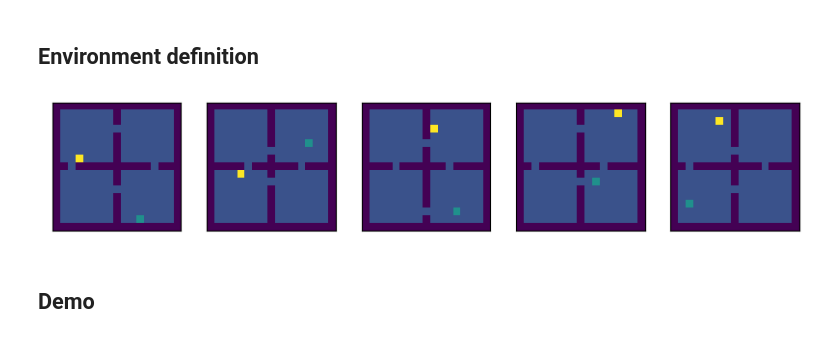
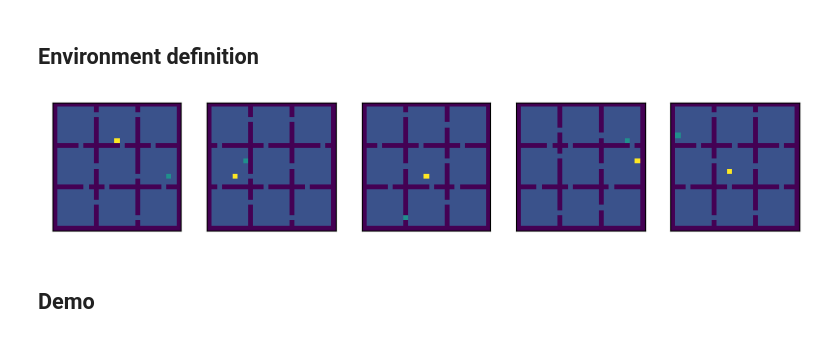
Before and after one commit to AlbertoSinigaglia/snake-reinforcement-learning, a Jupyter notebook: code_refactor/main.ipynb, the cells around one changed output. Cells and saved outputs as stored; diff of their text form; code cells hidden in the pictures.

```diff
--- a/code_refactor/main.ipynb
+++ b/code_refactor/main.ipynb
@@ -20,22 +20,22 @@ LOAD_FROM_MEMORY = True
 # %%
 %matplotlib inline
 def get_env(n=1000):
-    return Walls17x17SnakeEnvironment(n)
+    return Walls25x25SnakeEnvironment(n)
 env_ = get_env()
-GAMMA = .9
-ITERATIONS = 10000
-EPSILON = 0.02
+GAMMA = .99
+ITERATIONS = 500000
+EPSILON = 0.1
 LAMBDA_VALUE = 0.
 LAMBDA_AGENT = 0.
 #  ALPHA = 0.1
 
 fig,axs=plt.subplots(1,min(len(env_.boards), 5), figsize=(10,3))
 for ax, board in zip(axs, env_.boards):
     ax.get_yaxis().set_visible(False)
     ax.get_xaxis().set_visible(False)
     ax.imshow(board, origin="lower")
 # %% [output]
-[figure, old version]
+[figure, new version]
 # %% [markdown]
 ## Demo
 # %%
```
Also changed, not shown: parts of 1 cell of this notebook, 7 other files.
